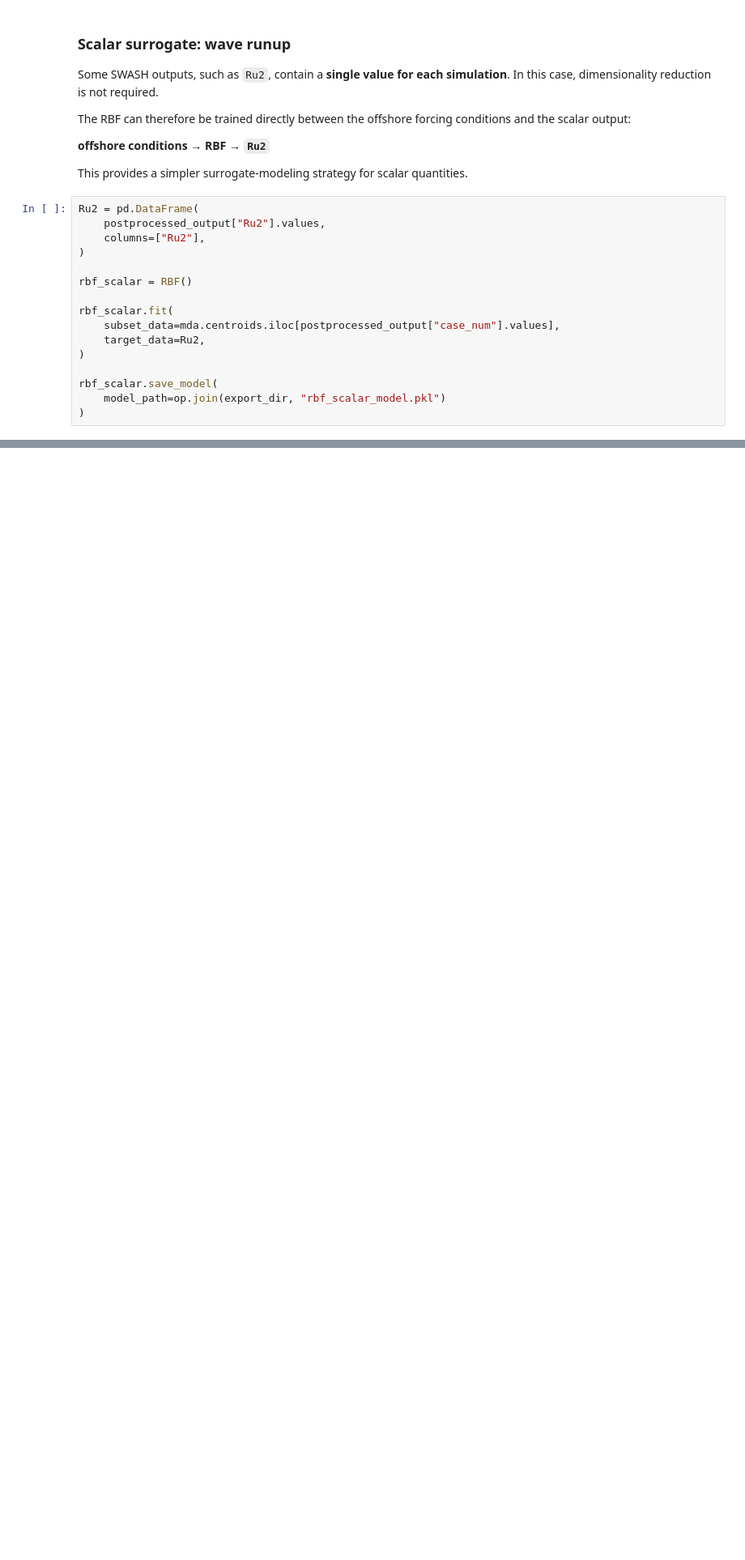
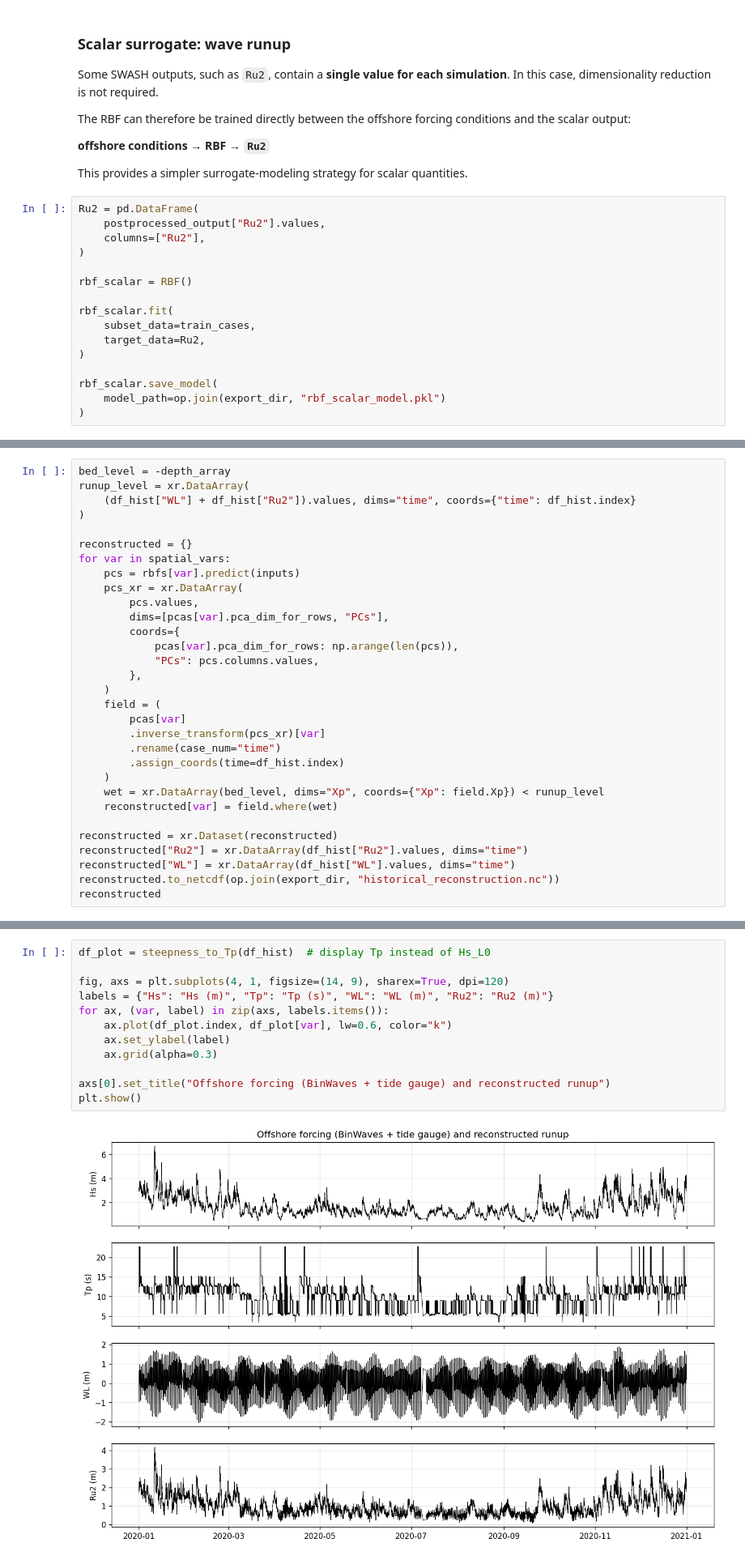
Before and after one commit to GeoOcean/BlueMath_Course_Corvallis, a Jupyter notebook: methods/hybrid_downscaling/metamodel/hyswash/03_HySwash_Reconstruction.ipynb, the cells around one changed output, grey strips where cells are left out. Shown at 81% size. Drawn from its saved outputs; the diff is of its cells as text; blank space fills up the shorter version.

```diff
--- a/methods/hybrid_downscaling/metamodel/hyswash/03_HySwash_Reconstruction.ipynb
+++ b/methods/hybrid_downscaling/metamodel/hyswash/03_HySwash_Reconstruction.ipynb
@@ -195,7 +214,7 @@ Ru2 = pd.DataFrame(
 rbf_scalar = RBF()
 
 rbf_scalar.fit(
-    subset_data=mda.centroids.iloc[postprocessed_output["case_num"].values],
+    subset_data=train_cases,
     target_data=Ru2,
 )
 
@@ -324,0 +347,31 @@ plt.show()
+# %%
+bed_level = -depth_array
+runup_level = xr.DataArray(
+    (df_hist["WL"] + df_hist["Ru2"]).values, dims="time", coords={"time": df_hist.index}
+)
+
+reconstructed = {}
+for var in spatial_vars:
+    pcs = rbfs[var].predict(inputs)
+    pcs_xr = xr.DataArray(
+        pcs.values,
+        dims=[pcas[var].pca_dim_for_rows, "PCs"],
+        coords={
+            pcas[var].pca_dim_for_rows: np.arange(len(pcs)),
+            "PCs": pcs.columns.values,
+        },
+    )
+    field = (
+        pcas[var]
+        .inverse_transform(pcs_xr)[var]
+        .rename(case_num="time")
+        .assign_coords(time=df_hist.index)
+    )
+    wet = xr.DataArray(bed_level, dims="Xp", coords={"Xp": field.Xp}) < runup_level
+    reconstructed[var] = field.where(wet)
+
+reconstructed = xr.Dataset(reconstructed)
+reconstructed["Ru2"] = xr.DataArray(df_hist["Ru2"].values, dims="time")
+reconstructed["WL"] = xr.DataArray(df_hist["WL"].values, dims="time")
+reconstructed.to_netcdf(op.join(export_dir, "historical_reconstruction.nc"))
+reconstructed
@@ -324,0 +393,14 @@ plt.show()
+# %%
+df_plot = steepness_to_Tp(df_hist)  # display Tp instead of Hs_L0
+
+fig, axs = plt.subplots(4, 1, figsize=(14, 9), sharex=True, dpi=120)
+labels = {"Hs": "Hs (m)", "Tp": "Tp (s)", "WL": "WL (m)", "Ru2": "Ru2 (m)"}
+for ax, (var, label) in zip(axs, labels.items()):
+    ax.plot(df_plot.index, df_plot[var], lw=0.6, color="k")
+    ax.set_ylabel(label)
+    ax.grid(alpha=0.3)
+
+axs[0].set_title("Offshore forcing (BinWaves + tide gauge) and reconstructed runup")
+plt.show()
+# %% [output]
+[figure, added]
```
Also changed, not shown: parts of 27 cells of this notebook, 6 other files.
